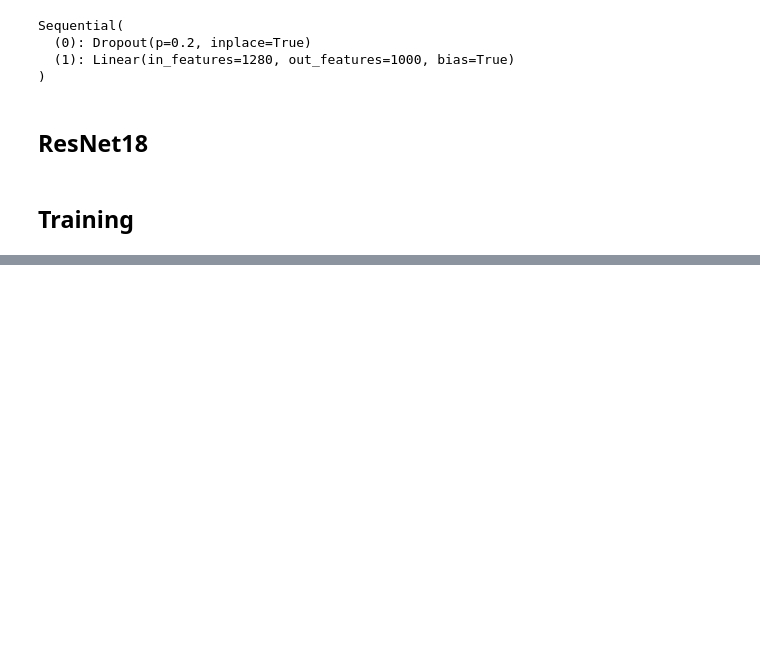
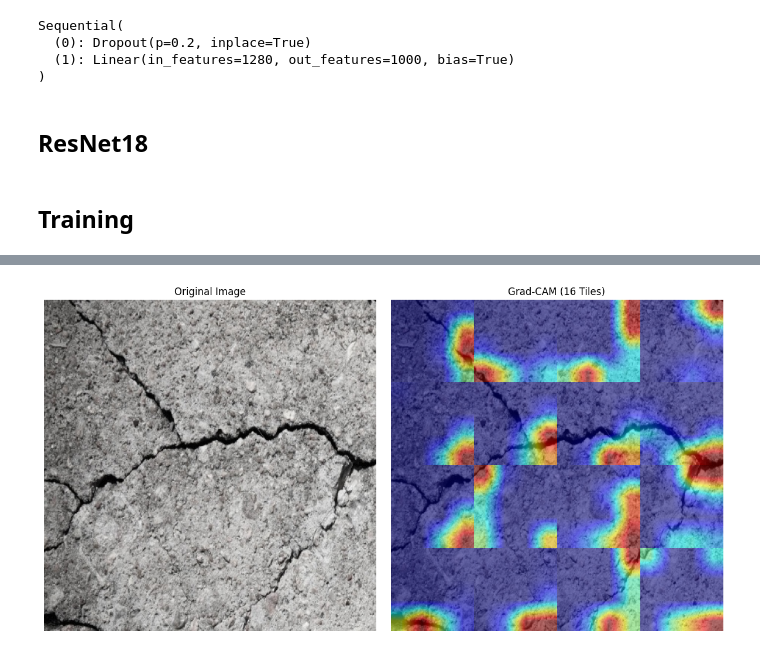
Before and after one commit to noNScop/Road_Cracks, a Jupyter notebook: classifier_training.ipynb, the cells around one changed output, grey strips where cells are left out. Saved outputs shown, nothing was run; the diff lists cells and outputs as text; code cells hidden in the pictures; blank space fills up the shorter version.

```diff
--- a/classifier_training.ipynb
+++ b/classifier_training.ipynb
@@ -379,0 +438,8 @@ with torch.inference_mode():
+# %%
+target_layers = [model.features[8]]
+cam = GradCAMPlusPlus(model=model, target_layers=target_layers)
+
+for i, tile in enumerate(tiles):
+    tile = tile.unsqueeze(0).to(device)
+    targets = [BinaryClassifierOutputTarget(positive_class=True)]
+    grayscale_cam = cam(input_tensor=tile, targets=targets)[0, :]
@@ -379,0 +482,81 @@ with torch.inference_mode():
+# %%
+import torch
+import numpy as np
+import matplotlib.pyplot as plt
+from pytorch_grad_cam import GradCAMPlusPlus
+from pytorch_grad_cam.utils.model_targets import BinaryClassifierOutputTarget
+from pytorch_grad_cam.utils.image import show_cam_on_image
+
+# --- Tiling utilities ---
+
+def tile_image(image, n_tiles=4):
+    """
+    Split image tensor (1, C, H, W) into n_tiles × n_tiles grid.
+    Returns list of (tile_tensor, (y, x)) for later reassembly.
+    """
+    _, C, H, W = image.shape
+    tile_h, tile_w = H // n_tiles, W // n_tiles
+    tiles = []
+    for i in range(n_tiles):
+        for j in range(n_tiles):
+            y1, y2 = i * tile_h, (i + 1) * tile_h
+            x1, x2 = j * tile_w, (j + 1) * tile_w
+            tile = image[:, :, y1:y2, x1:x2]
+            tiles.append((tile, (y1, y2, x1, x2)))
+    return tiles, (tile_h, tile_w)
+
+def stitch_heatmaps(heatmaps, H, W, n_tiles=4):
+    """
+    Combine small CAMs into one large map.
+    """
+    tile_h, tile_w = H // n_tiles, W // n_tiles
+    stitched = np.zeros((H, W))
+    idx = 0
+    for i in range(n_tiles):
+        for j in range(n_tiles):
+            y1, y2 = i * tile_h, (i + 1) * tile_h
+            x1, x2 = j * tile_w, (j + 1) * tile_w
+            stitched[y1:y2, x1:x2] = heatmaps[idx]
+            idx += 1
+    return stitched
+
+# --- Your model and image ---
+
+target_layers = [model.features[8]]
+cam = GradCAMPlusPlus(model=model, target_layers=target_layers)
+
+# image_tensor: (1, C, H, W)
+image_tensor = image_tensor.to(next(model.parameters()).device)
+tiles, (tile_h, tile_w) = tile_image(image_tensor, n_tiles=4)
+
+# --- Run Grad-CAM on each tile ---
+heatmaps = []
+for tile, _ in tiles:
+    targets = [BinaryClassifierOutputTarget(1)]  # class 1 = "crack"
+    grayscale_cam = cam(input_tensor=tile, targets=targets)[0, :]
+    heatmaps.append(grayscale_cam)
+
+# --- Stitch the 16 CAMs together ---
+H, W = image_tensor.shape[2], image_tensor.shape[3]
+stitched_cam = stitch_heatmaps(heatmaps, H, W, n_tiles=4)
+
+# --- Prepare original image ---
+img = image_tensor.squeeze(0).permute(1, 2, 0).detach().cpu().numpy()
+img = np.clip(img, 0, 1)
+
+# --- Overlay and display ---
+cam_overlay = show_cam_on_image(img, stitched_cam, use_rgb=True)
+
+fig, axs = plt.subplots(1, 2, figsize=(12, 6))
+axs[0].imshow(img)
+axs[0].set_title("Original Image")
+axs[0].axis("off")
+
+axs[1].imshow(cam_overlay)
+axs[1].set_title("Grad-CAM (16 Tiles)")
+axs[1].axis("off")
+
+plt.tight_layout()
+plt.show()
+# %% [output]
+[figure, added]
```
Also changed, not shown: parts of 17 cells of this notebook, 4 other files.
